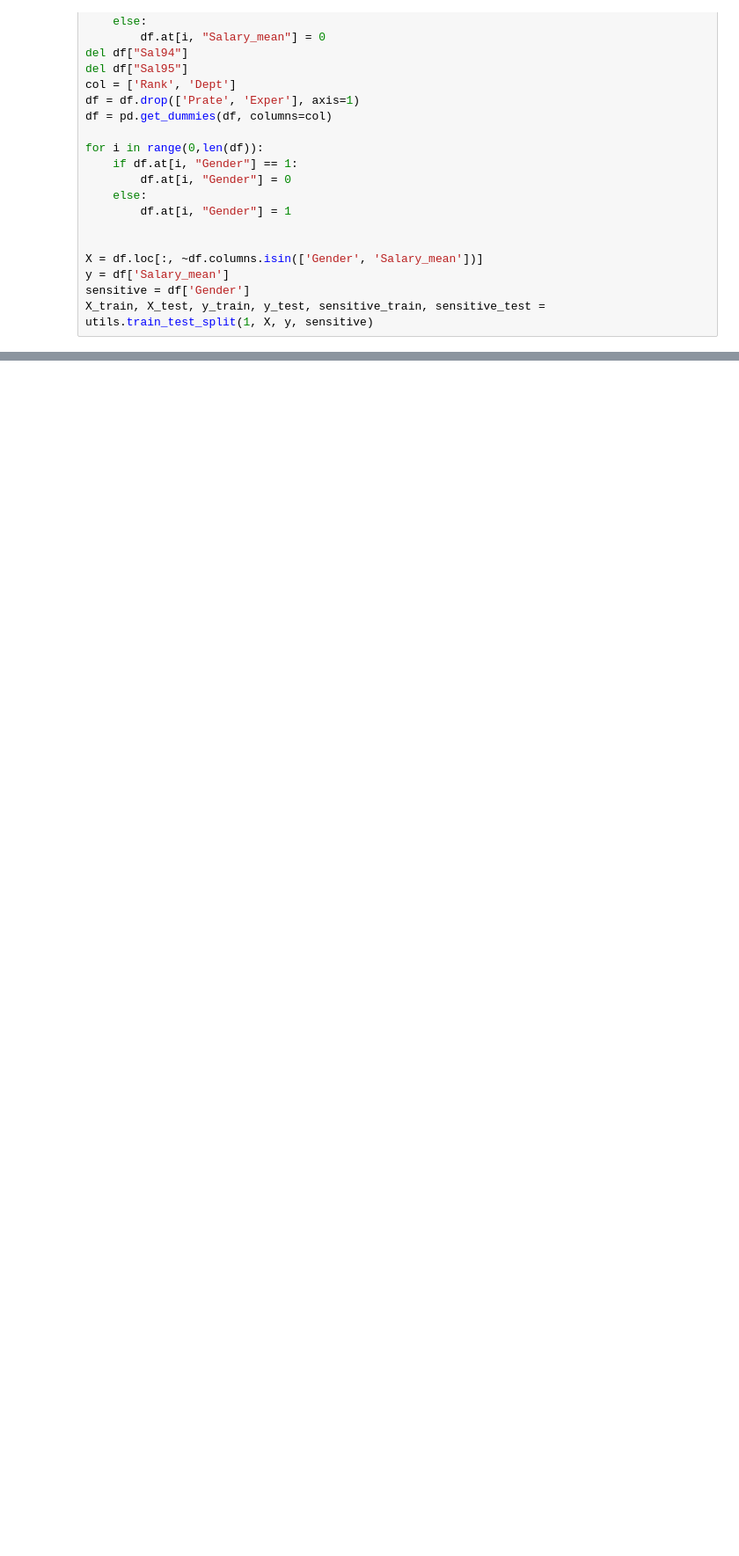
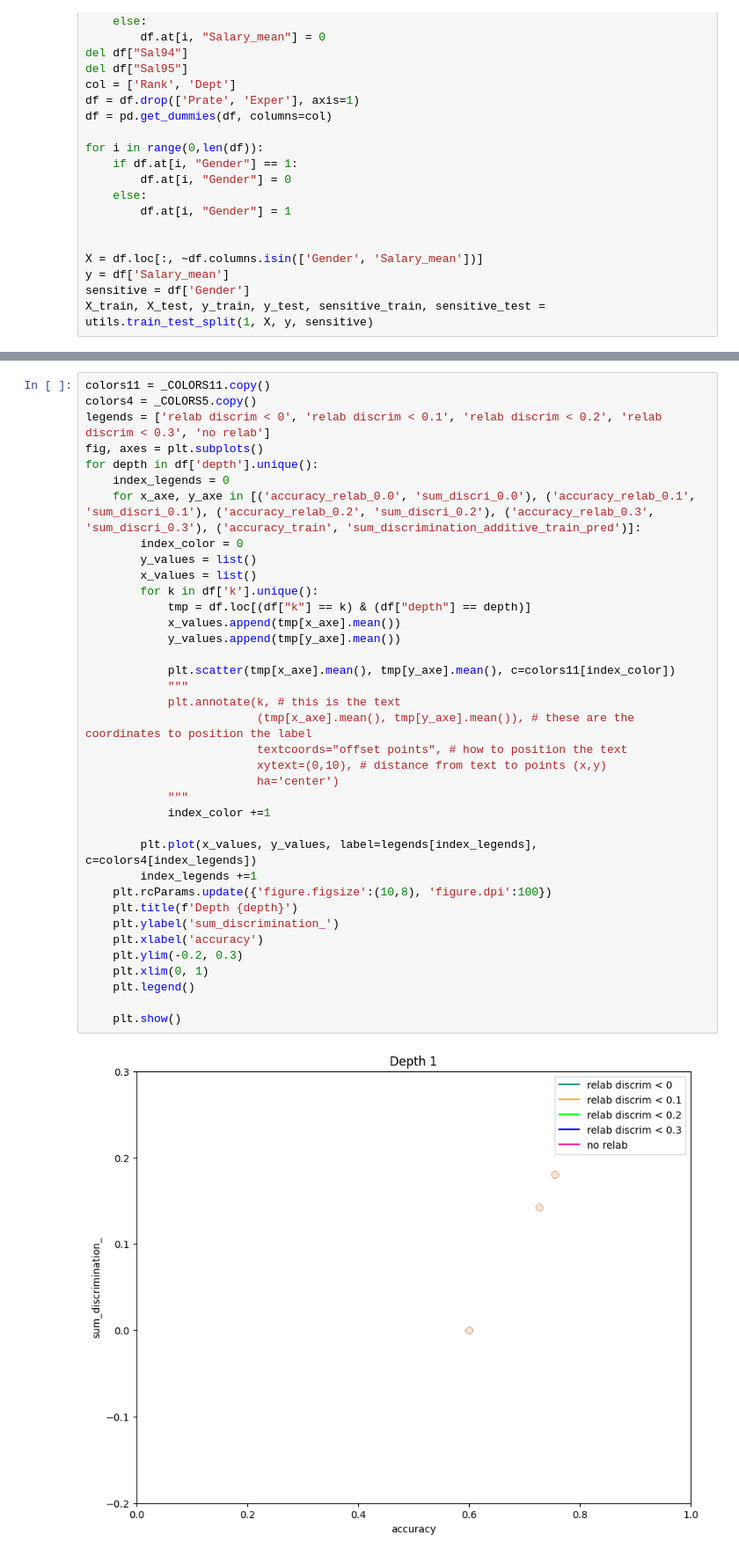
Before and after one commit to Hadyark/Masters-thesis_How-to-find-Decision-Trees-that-are-Optimal, a Jupyter notebook: MyCode/relab_graph.ipynb, the cells around one changed output, grey strips where cells are left out. Shown at 88% size. Saved outputs shown, nothing was run; the diff lists cells and outputs as text; blank space fills up the shorter version.

```diff
--- a/MyCode/relab_graph.ipynb
+++ b/MyCode/relab_graph.ipynb
@@ -463,0 +391,39 @@ plt.show()
+# %%
+colors11 = _COLORS11.copy()
+colors4 = _COLORS5.copy()
+legends = ['relab discrim < 0', 'relab discrim < 0.1', 'relab discrim < 0.2', 'relab discrim < 0.3', 'no relab']
+fig, axes = plt.subplots()
+for depth in df['depth'].unique():
+    index_legends = 0
+    for x_axe, y_axe in [('accuracy_relab_0.0', 'sum_discri_0.0'), ('accuracy_relab_0.1', 'sum_discri_0.1'), ('accuracy_relab_0.2', 'sum_discri_0.2'), ('accuracy_relab_0.3', 'sum_discri_0.3'), ('accuracy_train', 'sum_discrimination_additive_train_pred')]:
+        index_color = 0
+        y_values = list()
+        x_values = list()
+        for k in df['k'].unique():
+            tmp = df.loc[(df["k"] == k) & (df["depth"] == depth)]
+            x_values.append(tmp[x_axe].mean())
+            y_values.append(tmp[y_axe].mean())
+
+            plt.scatter(tmp[x_axe].mean(), tmp[y_axe].mean(), c=colors11[index_color])
+            """
+            plt.annotate(k, # this is the text
+                         (tmp[x_axe].mean(), tmp[y_axe].mean()), # these are the coordinates to position the label
+                         textcoords="offset points", # how to position the text
+                         xytext=(0,10), # distance from text to points (x,y)
+                         ha='center')
+            """
+            index_color +=1
+
+        plt.plot(x_values, y_values, label=legends[index_legends], c=colors4[index_legends])
+        index_legends +=1
+    plt.rcParams.update({'figure.figsize':(10,8), 'figure.dpi':100})
+    plt.title(f'Depth {depth}')
+    plt.ylabel('sum_discrimination_')
+    plt.xlabel('accuracy')
+    plt.ylim(-0.2, 0.3)
+    plt.xlim(0, 1)
+    plt.legend()
+
+    plt.show()
+# %% [output]
+[figure, added]
```
Also changed, not shown: parts of 19 cells of this notebook, 18 other files.
